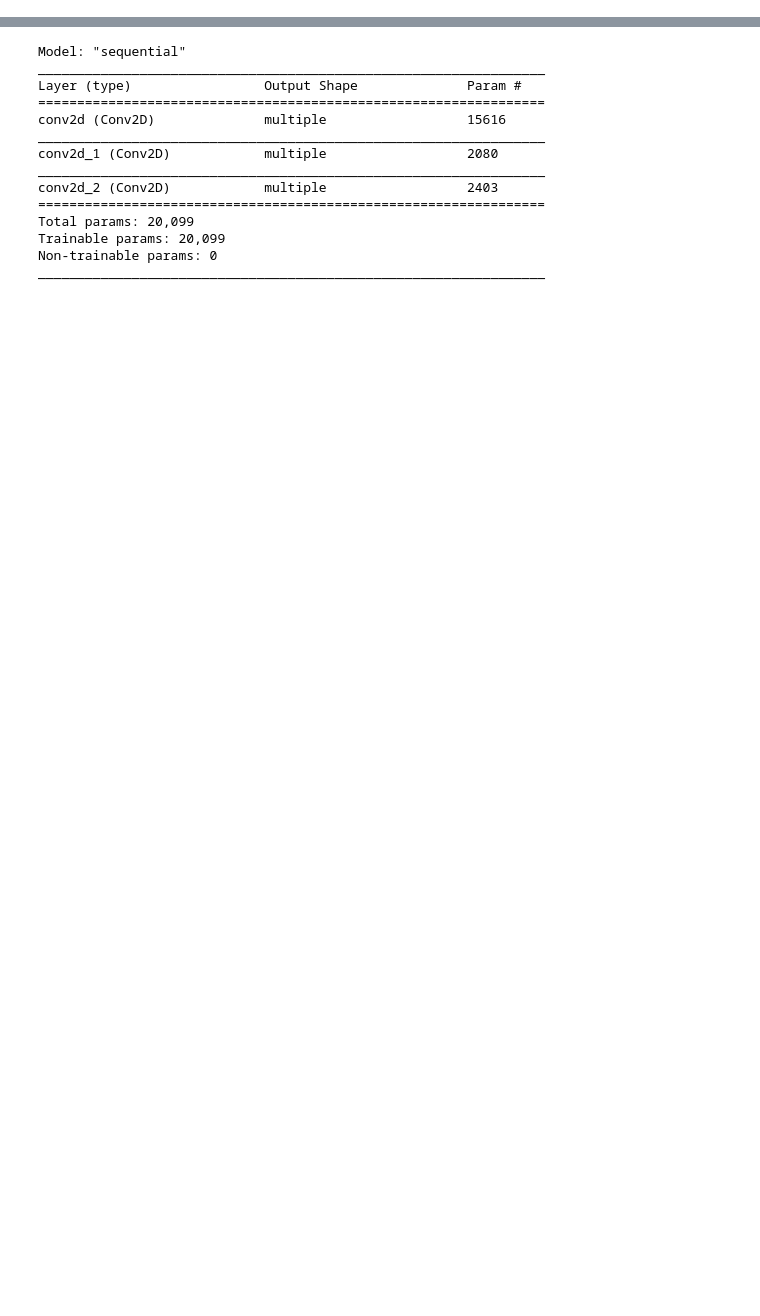
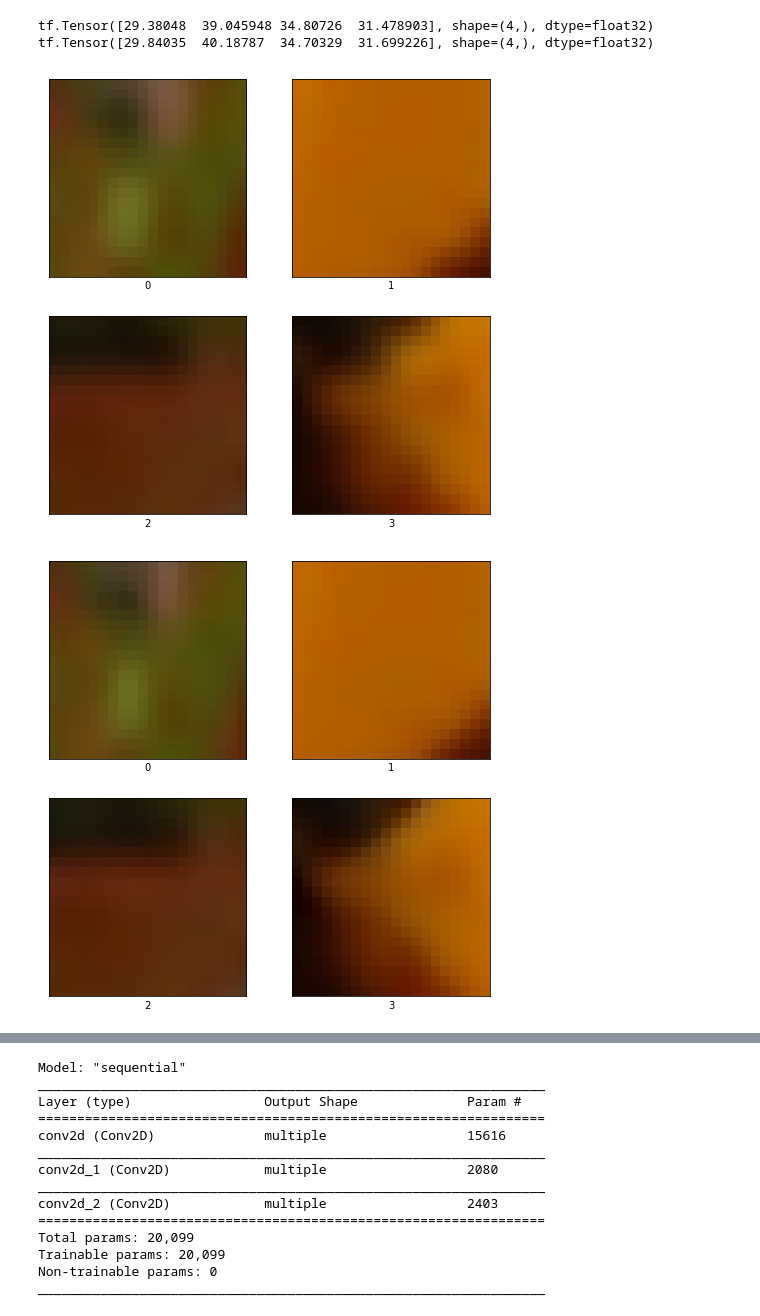
Before and after one commit to juliabeliaeva/srcnn, a Jupyter notebook: srcnn.ipynb, the cells around one changed output, grey strips where cells are left out. Saved outputs shown, nothing was run; the diff lists cells and outputs as text; code cells hidden in the pictures; blank space fills up the shorter version.

```diff
--- a/srcnn.ipynb
+++ b/srcnn.ipynb
@@ -76,5 +81,5 @@ batched_dataset = dataset.shuffle(1000).batch(100).repeat()
 run_id=calendar.timegm(time.gmtime())
 log_dir=f"logs/{run_id}/"
 print(log_dir)
-model.fit(batched_dataset, epochs=100, steps_per_epoch=100, callbacks=[tf.keras.callbacks.TensorBoard(log_dir=log_dir)])
+model.fit(batched_dataset, epochs=3000, steps_per_epoch=100, callbacks=[tf.keras.callbacks.TensorBoard(log_dir=log_dir)])
 # %% [output]
@@ -105,17 +108 @@ The tensorboard.notebook extension is already loaded. To reload it, use:
 [interactive output not drawn]
-# %%
-def plot_predictions(d, model, grid_size):
-    inputs = d.take(grid_size**2)
-
-    plot_dataset(inputs, grid_size)
-    plot_dataset(inputs, grid_size, False)
-
-    inputs = inputs.map(lambda x, y: x)
-    inputs_list = []
-    for i in inputs:
-        inputs_list.append(i)
-
-    outputs = model.predict(tf.stack(inputs_list))
-    plot_images(outputs, grid_size)
-
-plot_predictions(dataset, model, 6)
@@ -142,0 +109,28 @@ W0318 04:57:49.698360 140347540305728 image.py:648] Clipping input data to the v
+# %%
+def plot_predictions(d, model, grid_size):
+    d_small = d.shuffle(100).take(grid_size**2)
+
+    inputs = []
+    ground_truth = []
+    for i, g in d_small.map(lambda x, y: (x, y)):
+        inputs.append(i)
+        ground_truth.append(g)
+
+    inputs = tf.stack(inputs)
+    ground_truth = tf.stack(ground_truth)
+    outputs = model.predict(inputs)
+
+    _, in_h, in_w, _ = inputs.get_shape()
+    _, out_h, out_w, _ = outputs.shape
+    new_x = (in_w - out_w) // 2
+    new_y = (in_h - out_h) // 2
+    inputs = tf.image.crop_to_bounding_box(inputs, new_y, new_x, out_h, out_w)
+
+    plot_images(inputs, grid_size)
+    plot_images(outputs, grid_size)
+    plot_images(ground_truth, grid_size)
+    print(tf.image.psnr(inputs, ground_truth, max_val=1.0))
+    print(tf.image.psnr(outputs, ground_truth, max_val=1.0))
+
+plot_predictions(dataset, model, 2)
+# %% [output]
@@ -142,0 +140,4 @@ W0318 04:57:49.698360 140347540305728 image.py:648] Clipping input data to the v
+tf.Tensor([29.38048  39.045948 34.80726  31.478903], shape=(4,), dtype=float32)
+tf.Tensor([29.84035  40.18787  34.70329  31.699226], shape=(4,), dtype=float32)
+[figure, added]
+[figure, added]
```
Also changed, not shown: parts of 7 cells of this notebook.
